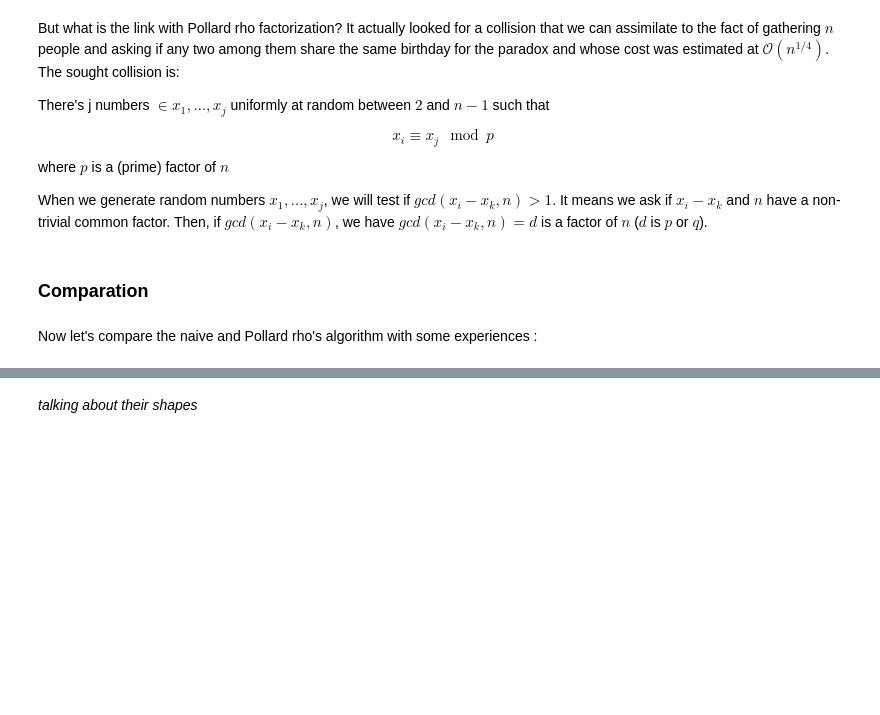
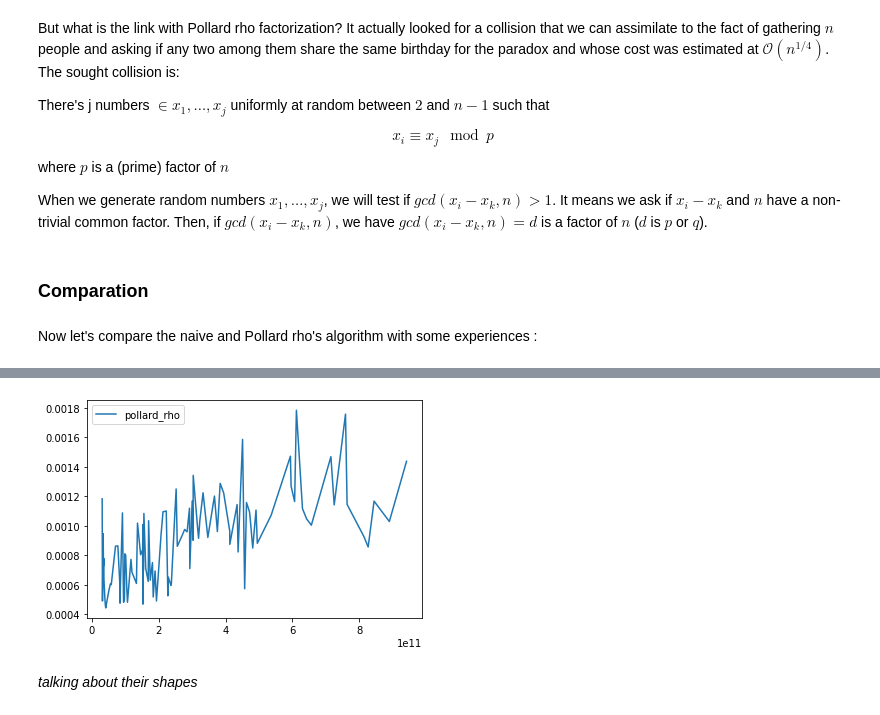
Before and after one commit to galyfray/IT41_TH1, a Jupyter notebook: Question1.ipynb, the cells around one changed output, grey strips where cells are left out. Drawn from its saved outputs; the diff is of its cells as text; code cells hidden in the pictures; blank space fills up the shorter version.

```diff
--- a/Question1.ipynb
+++ b/Question1.ipynb
@@ -539,2 +627,7 @@ plot(data).show()
+# %%
+data = benchmark([pollard_rho], X, lambda n:[n], 100, warm=True)
+plot(data).show()
+# %% [output]
+[figure, added]
 # %% [markdown]
 *talking about their shapes*
```
Also changed, not shown: parts of 4 cells of this notebook.
